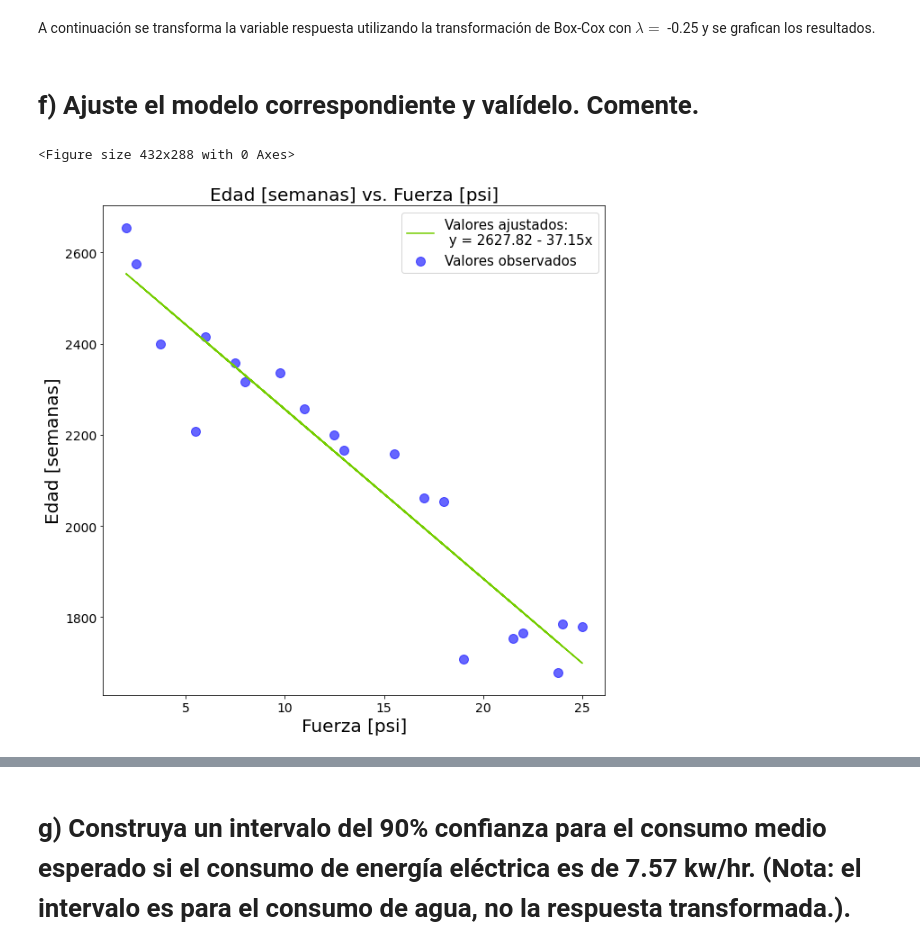
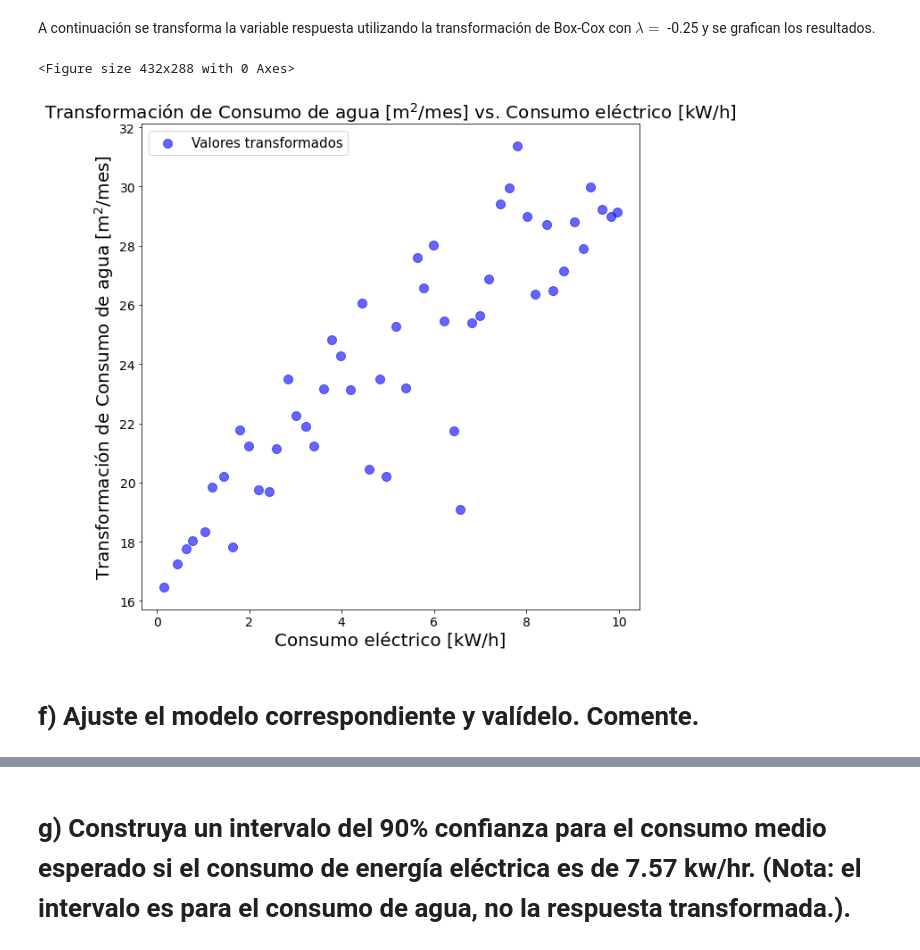
Before and after one commit to cegm/EA2-Entregables, a Jupyter notebook: Controles/Control 2/Control 2.ipynb, the cells around one changed output, grey strips where cells are left out. Drawn from its saved outputs; the diff is of its cells as text; code cells hidden in the pictures.

```diff
--- a/Controles/Control 2/Control 2.ipynb
+++ b/Controles/Control 2/Control 2.ipynb
@@ -376,6 +435,10 @@ df["y_trans"] = box_cox_transformation(df, "y", -0.25)
 # %%
 pretty_columns = ["Consumo eléctrico [kW/h]",
                   "Consumo de agua [m$^2$/mes]",
-                  "Transformación deConsumo de agua [m$^2$/mes]"]
+                  "Ajuste lineal (respuesta original)",
+                  "Transformación de Consumo de agua [m$^2$/mes]"]
 df.columns = pretty_columns
-scatter_fit_plot(df, pretty_columns[0], pretty_columns[1])
+scatter_fit_plot(df, pretty_columns[0], pretty_columns[3], trans = True)
+# %% [output]
+<Figure size 432x288 with 0 Axes>
+[figure, added]
@@ -404,5 +446,0 @@ df.columns = pretty_columns
-# %%
-scatter_fit_plot(df, pretty_columns[0], pretty_columns[1], y_fit = pretty_columns[2], beta_0 = beta_0, beta_1 = beta_1)
-# %% [output]
-<Figure size 432x288 with 0 Axes>
-[figure, removed]
```
Also changed, not shown: parts of 24 cells of this notebook.
